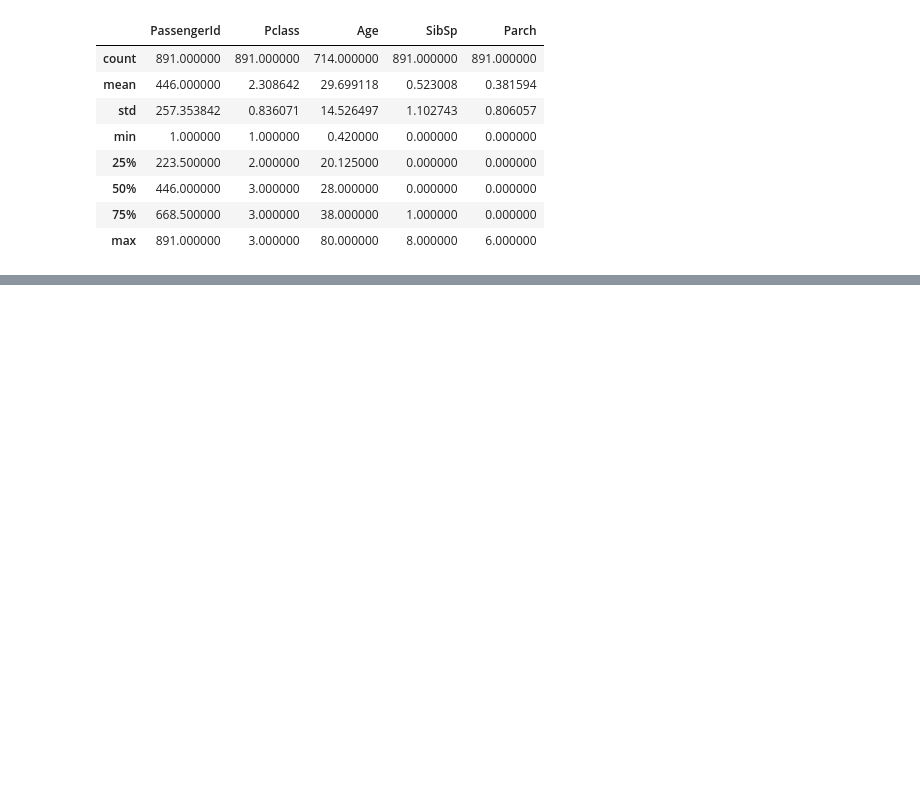
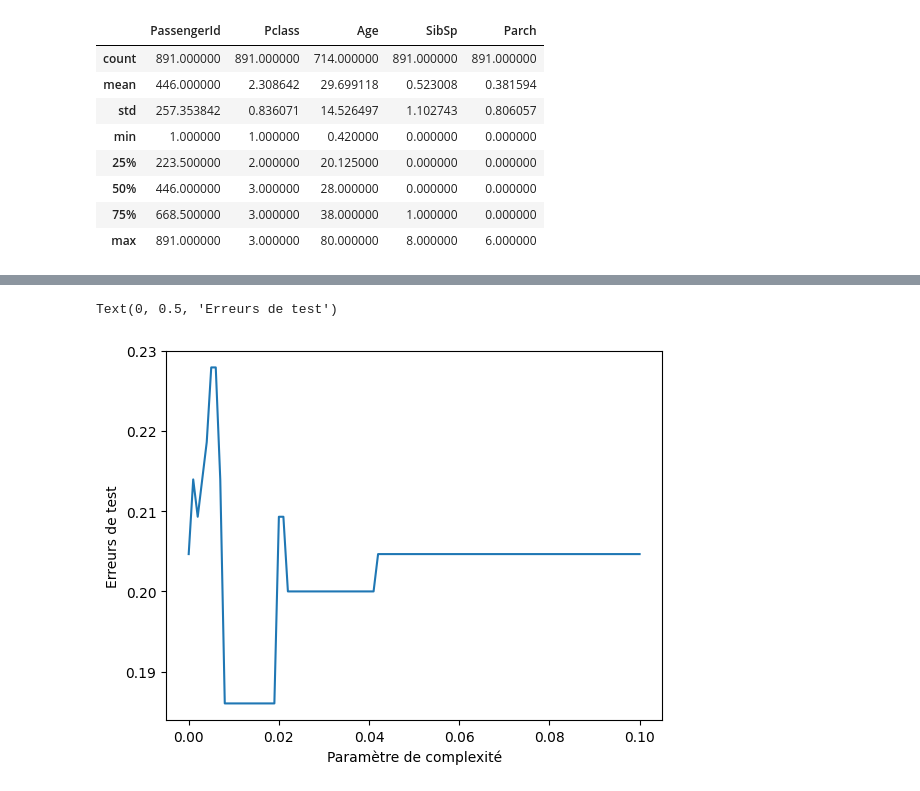
Before and after one commit to hibiga/Data_Mining, a Jupyter notebook: TP - Arbres de decision avec CART.ipynb, the cells around one changed output, grey strips where cells are left out. Cells and saved outputs as stored; diff of their text form; code cells hidden in the pictures; blank space fills up the shorter version.

```diff
--- a/TP - Arbres de decision avec CART.ipynb
+++ b/TP - Arbres de decision avec CART.ipynb
@@ -278,0 +317,16 @@ array([[73, 12],
+# %%
+from sklearn.model_selection import train_test_split
+
+# train_test_split : sépare nos données
+# test_size : 0.3 soit 30% sera dans le jeu de données test
+# stratifiy = y [survived] :
+# on aura dans chaque jeu de donnée créé la même proportion de No et Yes
+# random_state :
+# initialiser le générateur de nombres aléatoires
+    # (décidera du découpage des données en train et test)
+X_train, X_test, y_train, y_test = train_test_split(x, y,
+                                                    test_size=0.3,
+                                                    random_state = 0,
+                                                    stratify=y)
+# jeux de données x contiennent les valeurs
+# jeux de données y contiennent les classes (survived)
@@ -278,0 +367,26 @@ array([[73, 12],
+# %%
+import numpy as np
+
+minsplit = 10 # on travaille a minsplit constant
+mes_cp = np.arange(0,0.101,0.001) # valeurs de cp a essayer
+# %%
+err_app = []
+
+# pour chaque paramtre de complexite
+for i in range(len(mes_cp)):
+    # on lance le modele avec les deux nouveux parametres
+    model = DecisionTreeClassifier(min_samples_split = minsplit,
+                                   ccp_alpha = mes_cp[i])
+    model = model.fit(X_train, y_train)
+    # fait la prédiction sur nos données tes
+    Y_pred = model.predict(X_test)
+    # mets le taux d'érreur dans une liste
+    err_app.append(1-accuracy_score(y_test,Y_pred))
+
+# affiche les taux d'erreur pour chaque paramètre de complexité dans un graph
+plt.plot(mes_cp, err_app)
+plt.xlabel("Paramètre de complexité")
+plt.ylabel("Erreurs de test")
+# %% [output]
+Text(0, 0.5, 'Erreurs de test')
+[figure, added]
```
Also changed, not shown: parts of 107 cells of this notebook, 1 other file.
